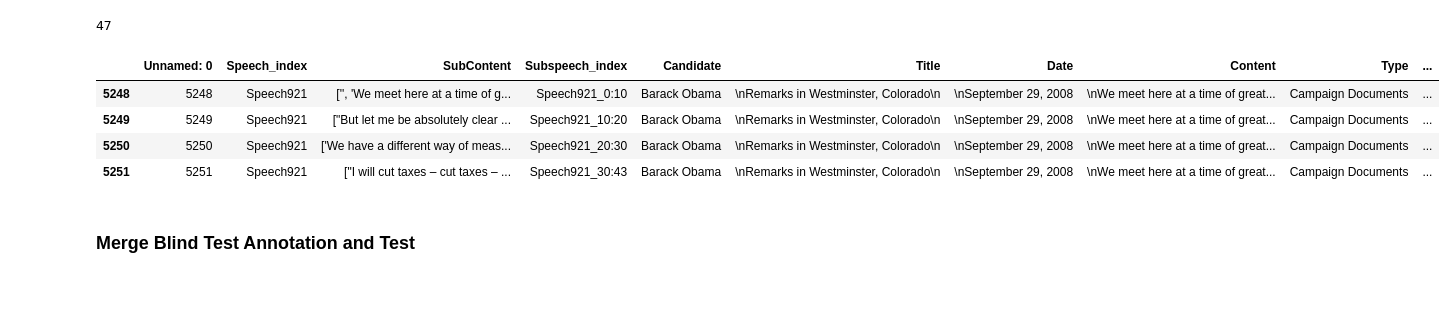
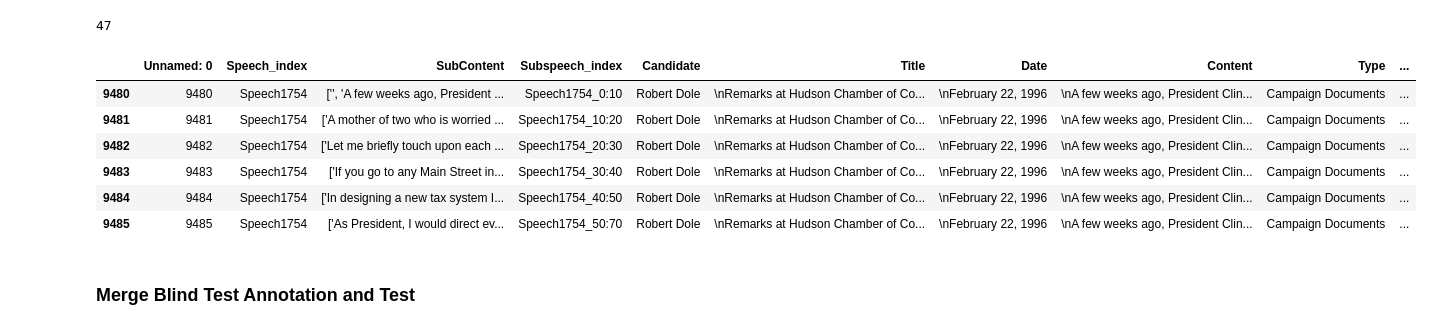
Before and after one commit to YaoyaoDai/PopulistCampaignMeasurement, a Jupyter notebook: PopClassification.ipynb, the cells around one changed output. Drawn from its saved outputs; the diff is of its cells as text; code cells hidden in the pictures; blank space fills up the shorter version.

```diff
--- a/PopClassification.ipynb
+++ b/PopClassification.ipynb
@@ -398,13 +410,15 @@ len(SubSpeech.Speech_index.loc[SubSpeech['Pop'].isin([0,1])].value_counts())
 # %% [output]
 47
 # %%
-SubSpeech_predicted.loc[SubSpeech_predicted.Speech_index == "Speech921"]
+SubSpeech_predicted.loc[SubSpeech_predicted.Speech_index == "Speech1754"]
 # %% [output]
 |  | Unnamed: 0 | Speech_index | SubContent | Subspeech_index | Candidate | Title | Date | Content | Type | ... |
-| 5248 | 5248 | Speech921 | ['', 'We meet here at a time of g... | Speech921_0:10 | Barack Obama | \nRemarks in Westminster, Colorado\n | \nSeptember 29, 2008 | \nWe meet here at a time of great... | Campaign Documents | ... |
-| 5249 | 5249 | Speech921 | ["But let me be absolutely clear ... | Speech921_10:20 | Barack Obama | \nRemarks in Westminster, Colorado\n | \nSeptember 29, 2008 | \nWe meet here at a time of great... | Campaign Documents | ... |
-| 5250 | 5250 | Speech921 | ['We have a different way of meas... | Speech921_20:30 | Barack Obama | \nRemarks in Westminster, Colorado\n | \nSeptember 29, 2008 | \nWe meet here at a time of great... | Campaign Documents | ... |
-| 5251 | 5251 | Speech921 | ["I will cut taxes – cut taxes – ... | Speech921_30:43 | Barack Obama | \nRemarks in Westminster, Colorado\n | \nSeptember 29, 2008 | \nWe meet here at a time of great... | Campaign Documents | ... |
+| 9480 | 9480 | Speech1754 | ['', 'A few weeks ago, President ... | Speech1754_0:10 | Robert Dole | \nRemarks at Hudson Chamber of Co... | \nFebruary 22, 1996 | \nA few weeks ago, President Clin... | Campaign Documents | ... |
+| 9481 | 9481 | Speech1754 | ['A mother of two who is worried ... | Speech1754_10:20 | Robert Dole | \nRemarks at Hudson Chamber of Co... | \nFebruary 22, 1996 | \nA few weeks ago, President Clin... | Campaign Documents | ... |
+| 9482 | 9482 | Speech1754 | ['Let me briefly touch upon each ... | Speech1754_20:30 | Robert Dole | \nRemarks at Hudson Chamber of Co... | \nFebruary 22, 1996 | \nA few weeks ago, President Clin... | Campaign Documents | ... |
+| 9483 | 9483 | Speech1754 | ['If you go to any Main Street in... | Speech1754_30:40 | Robert Dole | \nRemarks at Hudson Chamber of Co... | \nFebruary 22, 1996 | \nA few weeks ago, President Clin... | Campaign Documents | ... |
+| 9484 | 9484 | Speech1754 | ['In designing a new tax system I... | Speech1754_40:50 | Robert Dole | \nRemarks at Hudson Chamber of Co... | \nFebruary 22, 1996 | \nA few weeks ago, President Clin... | Campaign Documents | ... |
+| 9485 | 9485 | Speech1754 | ['As President, I would direct ev... | Speech1754_50:70 | Robert Dole | \nRemarks at Hudson Chamber of Co... | \nFebruary 22, 1996 | \nA few weeks ago, President Clin... | Campaign Documents | ... |
 # %% [markdown]
 ### Merge Blind Test Annotation and Test
 # %%
```
Also changed, not shown: parts of 1 cell of this notebook.
